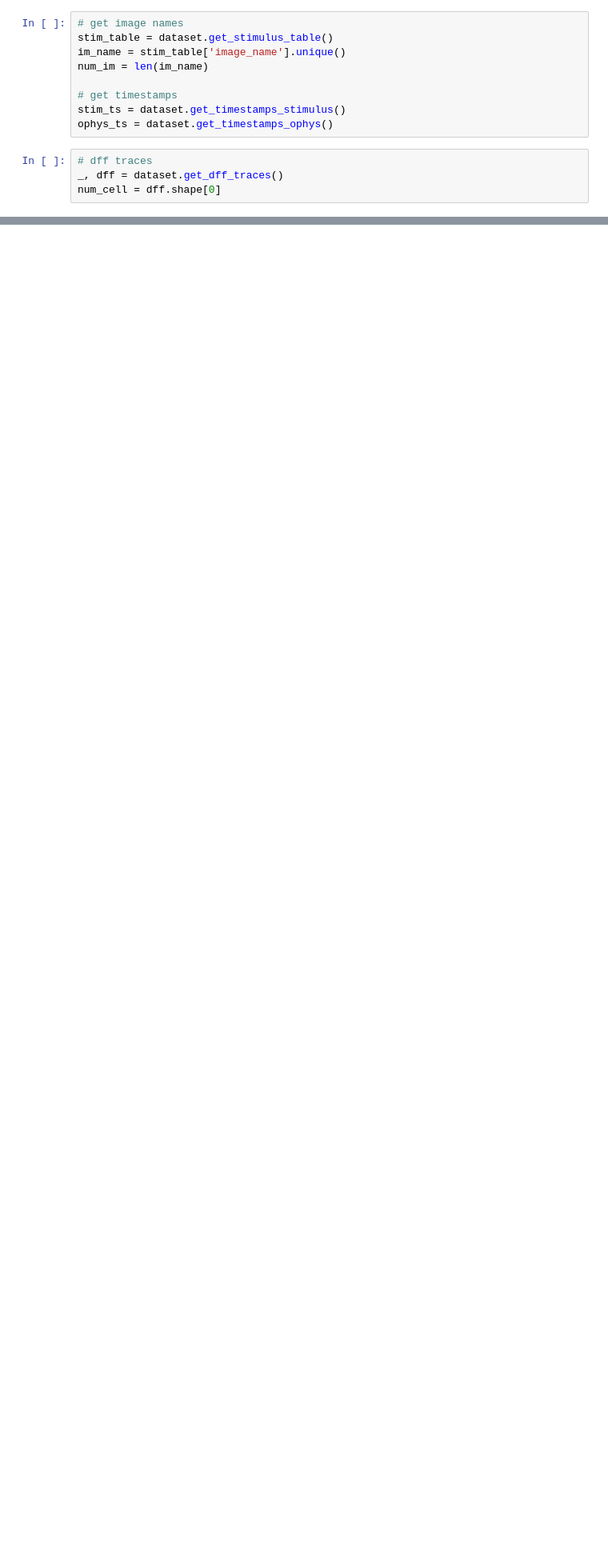
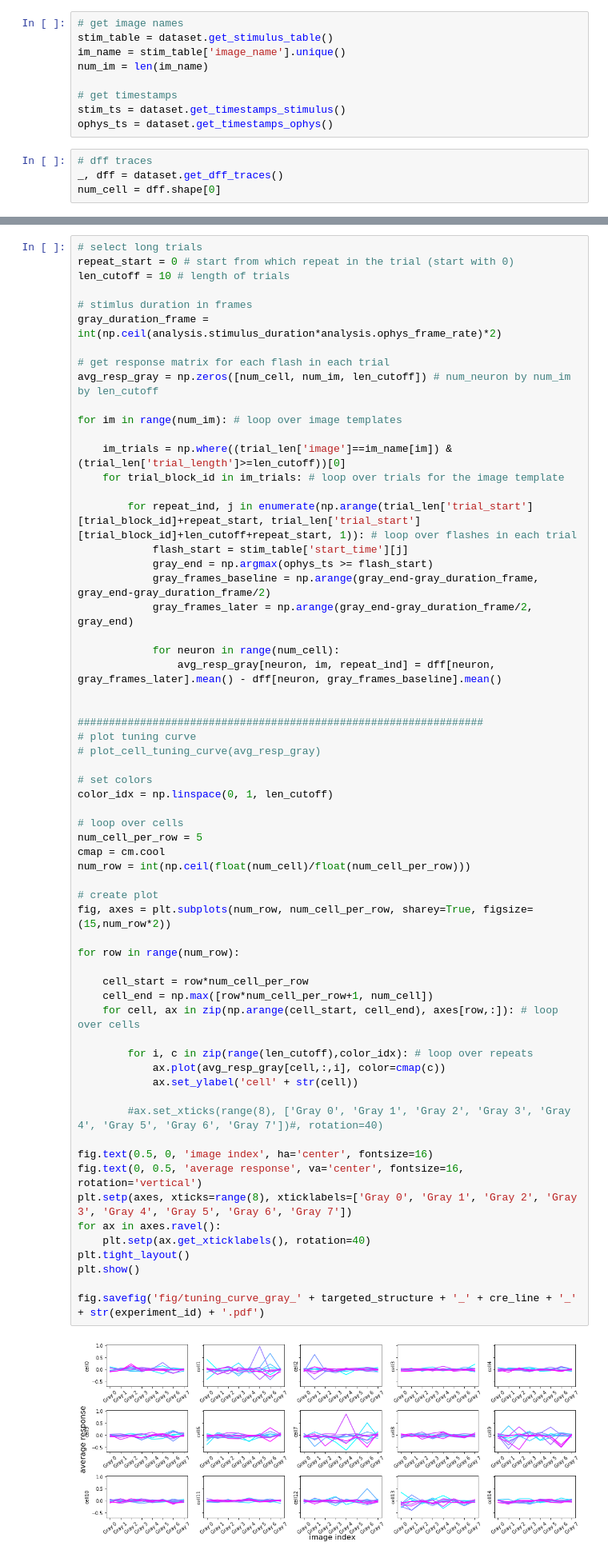
Before and after one commit to hanshuting/swdb_2018_tools, a Jupyter notebook: theory_project/tuning_curve_analysis.ipynb, the cells around one changed output, grey strips where cells are left out. Shown at 80% size. Cells and saved outputs as stored; diff of their text form; blank space fills up the shorter version.

```diff
--- a/theory_project/tuning_curve_analysis.ipynb
+++ b/theory_project/tuning_curve_analysis.ipynb
@@ -191,0 +210,64 @@ plt.show()
+# %%
+# select long trials
+repeat_start = 0 # start from which repeat in the trial (start with 0)
+len_cutoff = 10 # length of trials
+
+# stimlus duration in frames
+gray_duration_frame = int(np.ceil(analysis.stimulus_duration*analysis.ophys_frame_rate)*2)
+
+# get response matrix for each flash in each trial
+avg_resp_gray = np.zeros([num_cell, num_im, len_cutoff]) # num_neuron by num_im by len_cutoff
+
+for im in range(num_im): # loop over image templates
+
+    im_trials = np.where((trial_len['image']==im_name[im]) & (trial_len['trial_length']>=len_cutoff))[0]
+    for trial_block_id in im_trials: # loop over trials for the image template
+
+        for repeat_ind, j in enumerate(np.arange(trial_len['trial_start'][trial_block_id]+repeat_start, trial_len['trial_start'][trial_block_id]+len_cutoff+repeat_start, 1)): # loop over flashes in each trial
+            flash_start = stim_table['start_time'][j]
+            gray_end = np.argmax(ophys_ts >= flash_start)
+            gray_frames_baseline = np.arange(gray_end-gray_duration_frame, gray_end-gray_duration_frame/2)
+            gray_frames_later = np.arange(gray_end-gray_duration_frame/2, gray_end)
+
+            for neuron in range(num_cell):
+                avg_resp_gray[neuron, im, repeat_ind] = dff[neuron, gray_frames_later].mean() - dff[neuron, gray_frames_baseline].mean()
+
+
+#################################################################
+# plot tuning curve
+# plot_cell_tuning_curve(avg_resp_gray)
+
+# set colors
+color_idx = np.linspace(0, 1, len_cutoff)
+
+# loop over cells
+num_cell_per_row = 5
+cmap = cm.cool
+num_row = int(np.ceil(float(num_cell)/float(num_cell_per_row)))
+
+# create plot
+fig, axes = plt.subplots(num_row, num_cell_per_row, sharey=True, figsize=(15,num_row*2))
+
+for row in range(num_row):
+
+    cell_start = row*num_cell_per_row
+    cell_end = np.max([row*num_cell_per_row+1, num_cell])
+    for cell, ax in zip(np.arange(cell_start, cell_end), axes[row,:]): # loop over cells
+
+        for i, c in zip(range(len_cutoff),color_idx): # loop over repeats
+            ax.plot(avg_resp_gray[cell,:,i], color=cmap(c))
+            ax.set_ylabel('cell' + str(cell))
+
+        #ax.set_xticks(range(8), ['Gray 0', 'Gray 1', 'Gray 2', 'Gray 3', 'Gray 4', 'Gray 5', 'Gray 6', 'Gray 7'])#, rotation=40)
+
+fig.text(0.5, 0, 'image index', ha='center', fontsize=16)
+fig.text(0, 0.5, 'average response', va='center', fontsize=16, rotation='vertical')
+plt.setp(axes, xticks=range(8), xticklabels=['Gray 0', 'Gray 1', 'Gray 2', 'Gray 3', 'Gray 4', 'Gray 5', 'Gray 6', 'Gray 7'])
+for ax in axes.ravel():
+    plt.setp(ax.get_xticklabels(), rotation=40)
+plt.tight_layout()
+plt.show()
+
+fig.savefig('fig/tuning_curve_gray_' + targeted_structure + '_' + cre_line + '_' + str(experiment_id) + '.pdf')
+# %% [output]
+[figure, added]
```
Also changed, not shown: parts of 17 cells of this notebook.
